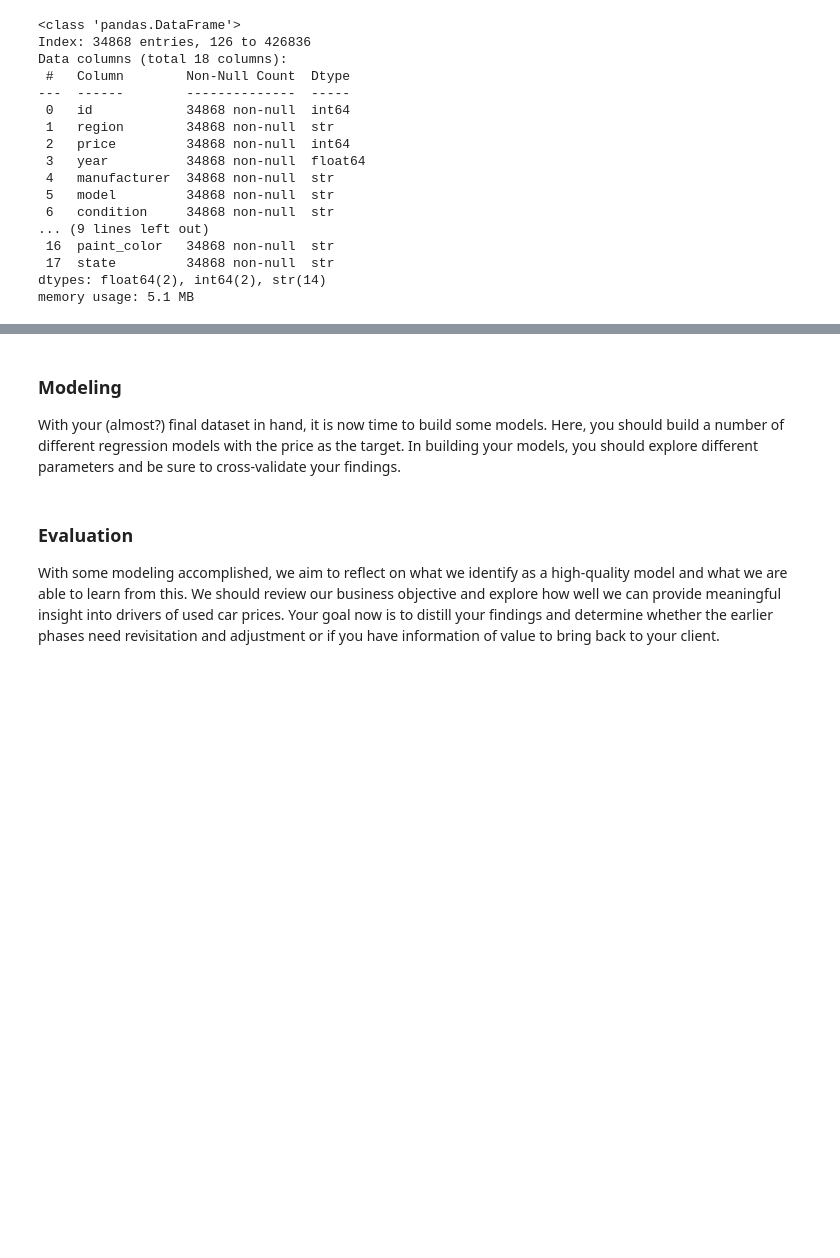
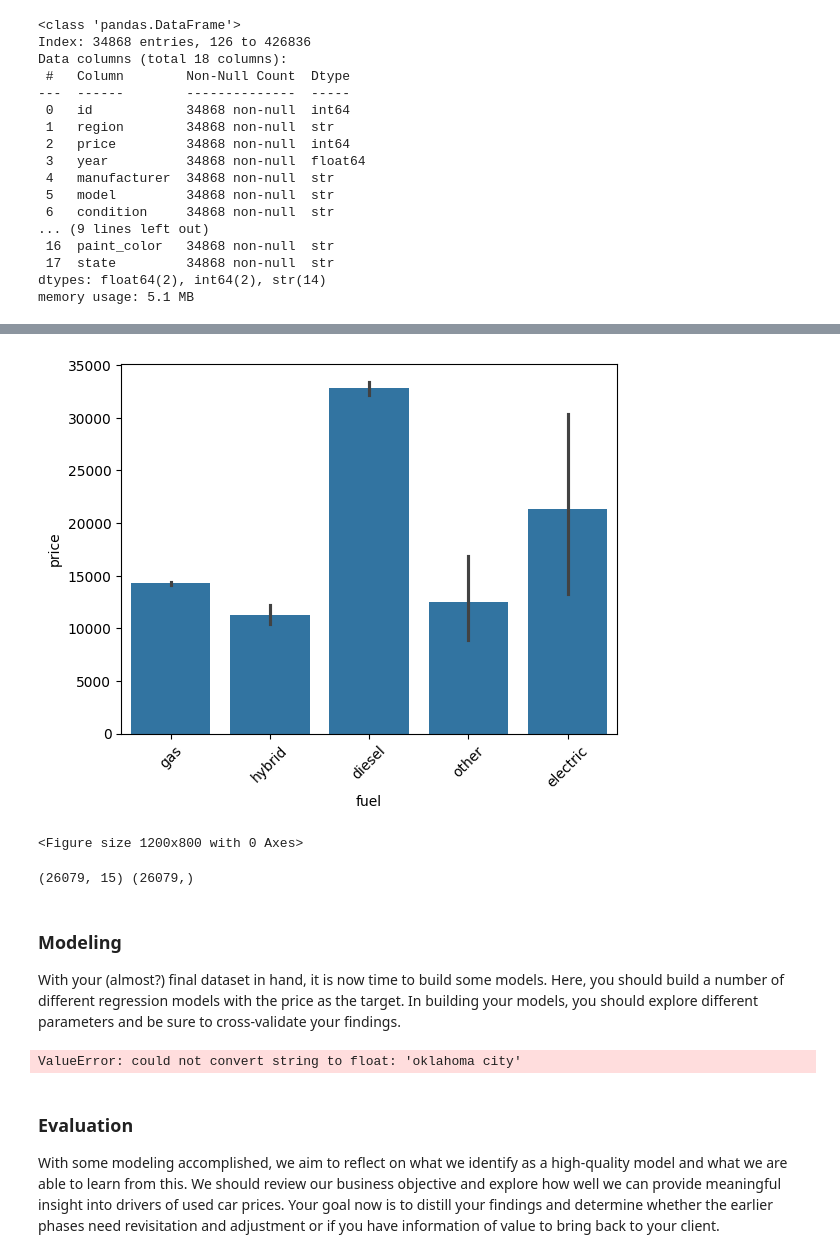
Before and after one commit to timeless81/Module-11---Used-Cars, a Jupyter notebook: prompt_II.ipynb, the cells around one changed output, grey strips where cells are left out. Drawn from its saved outputs; the diff is of its cells as text; code cells hidden in the pictures; blank space fills up the shorter version.

```diff
--- a/prompt_II.ipynb
+++ b/prompt_II.ipynb
@@ -140,0 +149,9 @@ After our initial exploration and fine-tuning of the business understanding, it
+# %%
+pd.reset_option('display.max_rows')
+df['manufacturer'].value_counts()
+
+# There are 41 car manufacturers, doing one hot encoding would result in a sparse data and it elevates the risks of overfitting.
+# Car manufacturer brand is important for price therefore replacing the average price of that model as the manufacture
+
+df['manufacturer'] = df['manufacturer'].map(df.groupby('manufacturer')['price'].mean().round(2))
+df.head()
@@ -140,0 +181,8 @@ After our initial exploration and fine-tuning of the business understanding, it
+# %%
+# Modify the cylinder column to have a numerical value, change the 'other' cylinder to -1 value
+df['cylinders'] = df['cylinders'].apply(lambda x : x.split()[0])
+df['cylinders'].value_counts()
+
+# Remove the entries(rows) where the cylinder value is 'other'
+df = df.loc[df['cylinders'] != 'other']
+df['cylinders'].value_counts()
@@ -141,3 +199,24 @@ After our initial exploration and fine-tuning of the business understanding, it
+# %%
+# Have the bar plot of the dfifferent fields to check the distribution of column values
+sns.barplot(data=df, x='fuel', y='price')
+plt.xticks(rotation=45)
+plt.figure(figsize=(12,8))
+plt.show()
+#plt.title('Barplot of ')
+
+# Conclusion: 4wd generally has higher price
+# %% [output]
+[figure, added]
+<Figure size 1200x800 with 0 Axes>
+# %%
+# Split the test and train data
+X = df.drop(columns=['price'])
+y = df['price']
+
+X_train, X_test, y_train, y_test = train_test_split(X,y)
+print(X_train.shape, y_train.shape)
+# %% [output]
+(26079, 15) (26079,)
 # %% [markdown]
 ### Modeling
 
@@ -145,3 +226,7 @@ With your (almost?) final dataset in hand, it is now time to build some models.
+# %%
+lr = LinearRegression().fit(X_train, y_train)
+# %% [output]
+ValueError: could not convert string to float: 'oklahoma city'
 # %% [markdown]
 ### Evaluation
 
```
Also changed, not shown: parts of 17 cells of this notebook.
